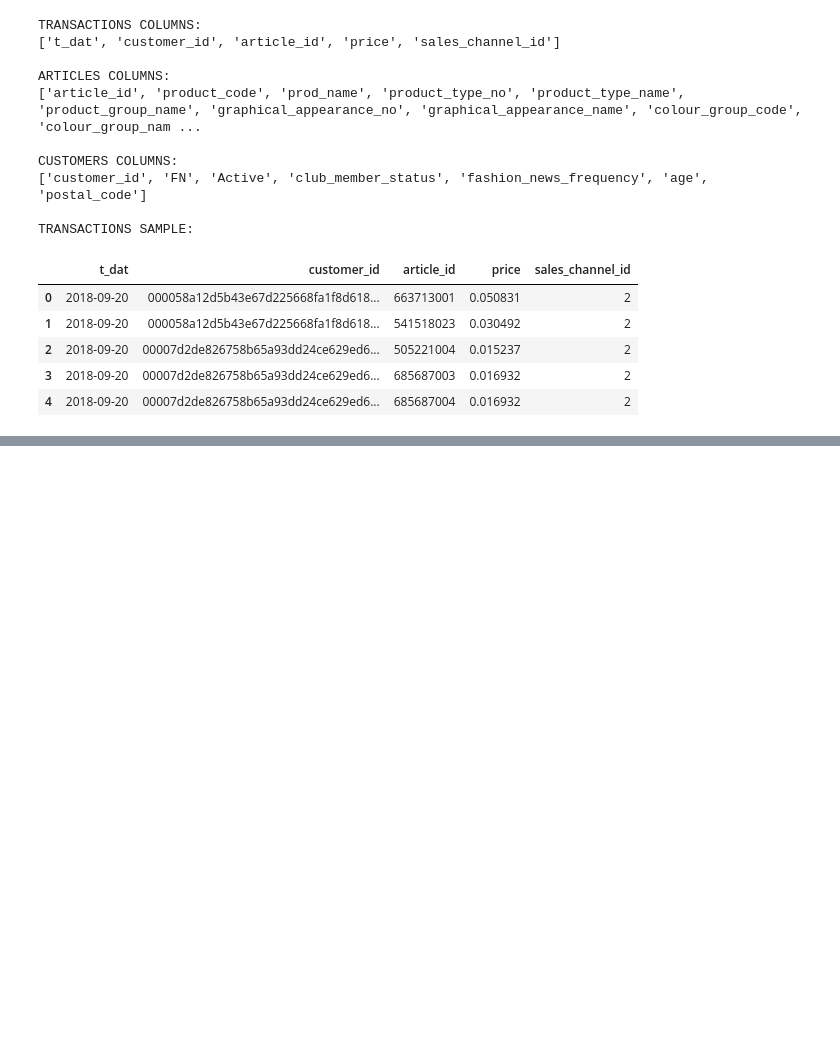
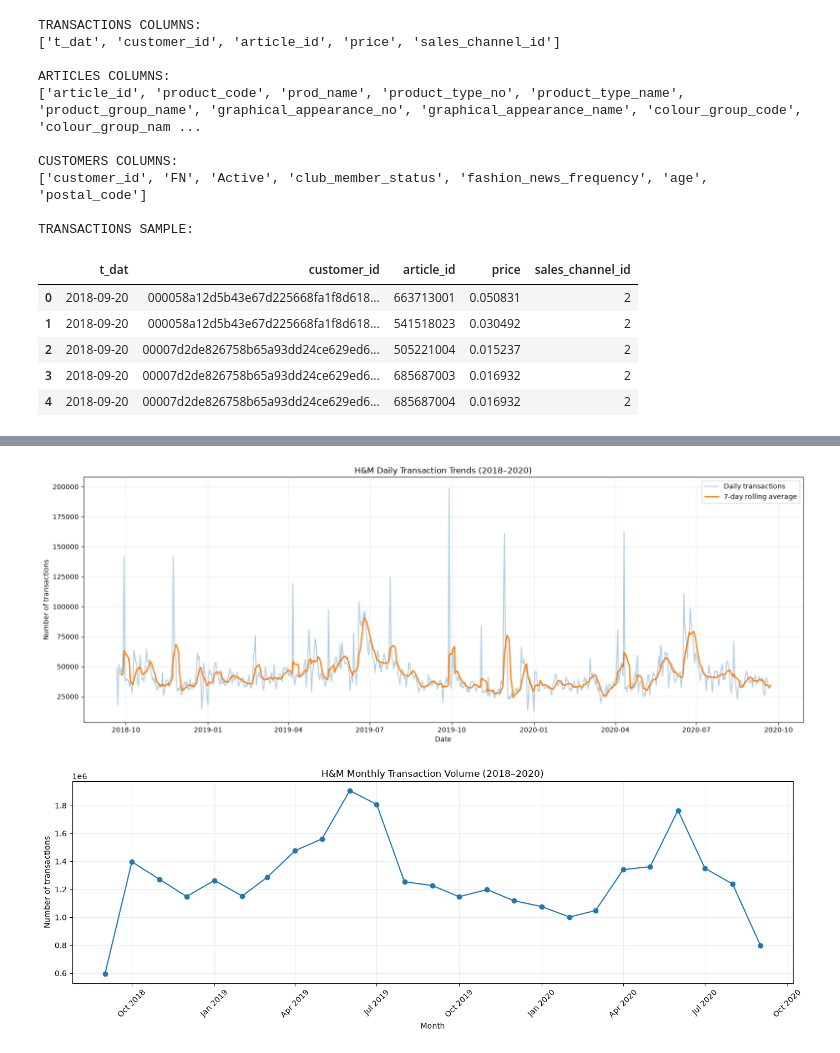
Before and after one commit to SandaruNipuna1/hm-recommendation-engine, a Jupyter notebook: notebooks/01_exploratory_data_analysis.ipynb, the cells around one changed output, grey strips where cells are left out. Cells and saved outputs as stored; diff of their text form; code cells hidden in the pictures; blank space fills up the shorter version.

```diff
--- a/notebooks/01_exploratory_data_analysis.ipynb
+++ b/notebooks/01_exploratory_data_analysis.ipynb
@@ -86,0 +405,59 @@ CUSTOMER DATA SAMPLE:
+# %%
+import matplotlib.pyplot as plt
+import matplotlib.dates as mdates
+
+# Convert daily transaction counts into a time series
+daily_counts.index = pd.to_datetime(daily_counts.index)
+daily_counts = daily_counts.sort_index()
+
+# Calculate 7-day rolling average
+rolling_7d = daily_counts.rolling(window=7).mean()
+
+# Aggregate transactions by month
+monthly_counts = daily_counts.resample("MS").sum()
+
+# Daily transaction trends
+plt.figure(figsize=(16, 6))
+
+plt.plot(
+    daily_counts.index,
+    daily_counts.values,
+    alpha=0.35,
+    label="Daily transactions"
+)
+
+plt.plot(
+    rolling_7d.index,
+    rolling_7d.values,
+    linewidth=2,
+    label="7-day rolling average"
+)
+
+plt.title("H&M Daily Transaction Trends (2018–2020)")
+plt.xlabel("Date")
+plt.ylabel("Number of transactions")
+plt.legend()
+plt.grid(alpha=0.25)
+plt.tight_layout()
+plt.show()
+
+# Monthly transaction trends
+plt.figure(figsize=(14, 5))
+
+plt.plot(
+    monthly_counts.index,
+    monthly_counts.values,
+    marker="o"
+)
+
+plt.title("H&M Monthly Transaction Volume (2018–2020)")
+plt.xlabel("Month")
+plt.ylabel("Number of transactions")
+plt.grid(alpha=0.25)
+plt.gca().xaxis.set_major_formatter(mdates.DateFormatter("%b %Y"))
+plt.xticks(rotation=45)
+plt.tight_layout()
+plt.show()
+# %% [output]
+[figure, added]
+[figure, added]
```
Also changed, not shown: parts of 24 cells of this notebook.
